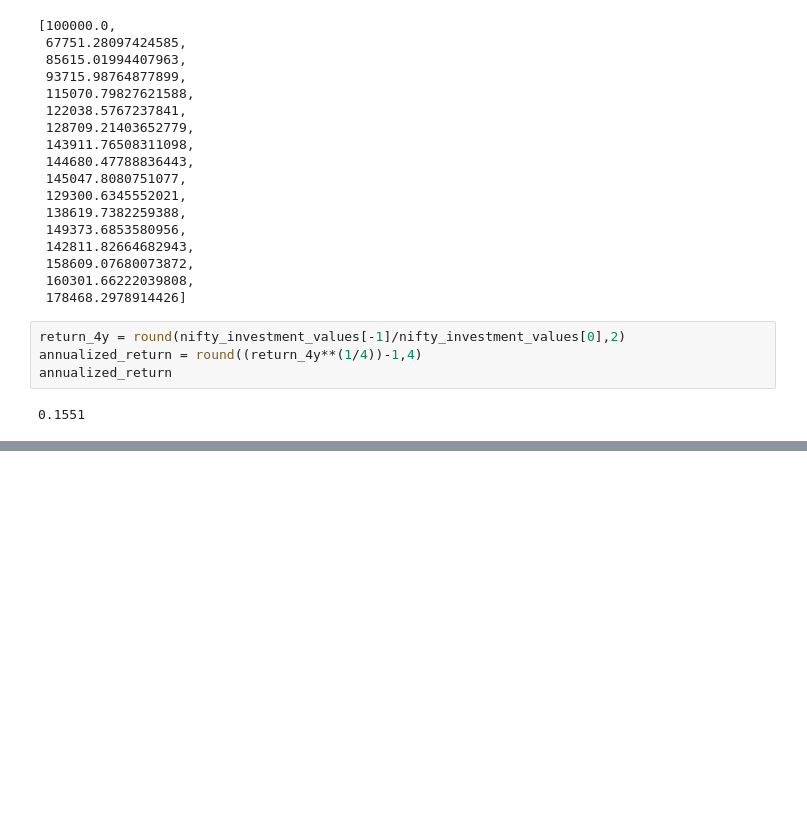
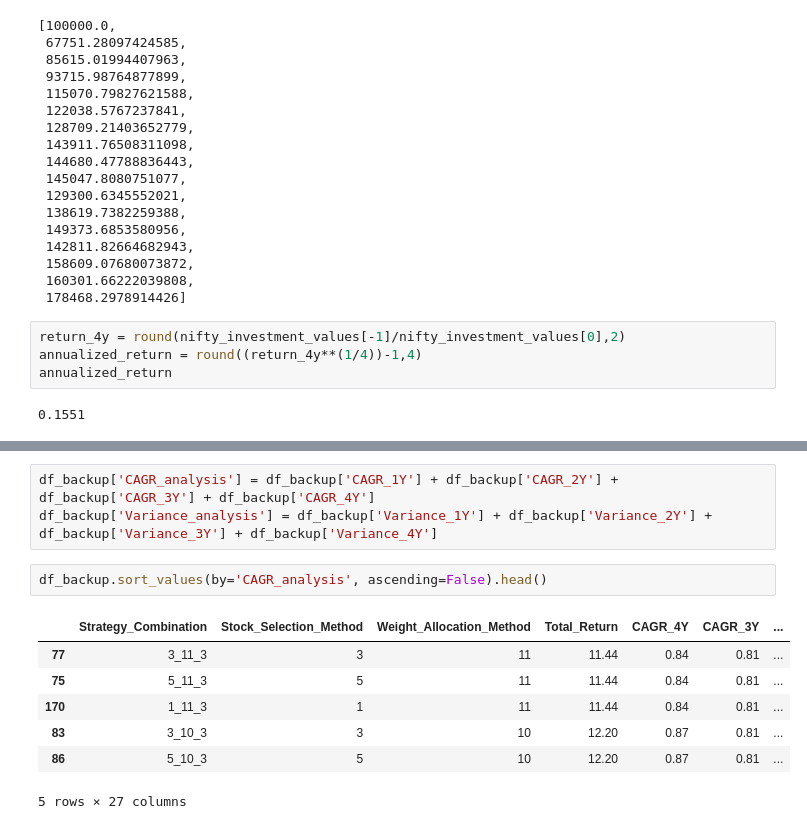
Before and after one commit to oomrawat/Portfolio-Project-FSP, a Jupyter notebook: notebooks/backtesting_results_visualisation.ipynb, the cells around one changed output, grey strips where cells are left out. Saved outputs shown, nothing was run; the diff lists cells and outputs as text; blank space fills up the shorter version.

```diff
--- a/notebooks/backtesting_results_visualisation.ipynb
+++ b/notebooks/backtesting_results_visualisation.ipynb
@@ -1046,0 +1156,13 @@ annualized_return
+# %%
+df_backup['CAGR_analysis'] = df_backup['CAGR_1Y'] + df_backup['CAGR_2Y'] + df_backup['CAGR_3Y'] + df_backup['CAGR_4Y']
+df_backup['Variance_analysis'] = df_backup['Variance_1Y'] + df_backup['Variance_2Y'] + df_backup['Variance_3Y'] + df_backup['Variance_4Y']
+# %%
+df_backup.sort_values(by='CAGR_analysis', ascending=False).head()
+# %% [output]
+|  | Strategy_Combination | Stock_Selection_Method | Weight_Allocation_Method | Total_Return | CAGR_4Y | CAGR_3Y | ... |
+| 77 | 3_11_3 | 3 | 11 | 11.44 | 0.84 | 0.81 | ... |
+| 75 | 5_11_3 | 5 | 11 | 11.44 | 0.84 | 0.81 | ... |
+| 170 | 1_11_3 | 1 | 11 | 11.44 | 0.84 | 0.81 | ... |
+| 83 | 3_10_3 | 3 | 10 | 12.20 | 0.87 | 0.81 | ... |
+| 86 | 5_10_3 | 5 | 10 | 12.20 | 0.87 | 0.81 | ... |
+5 rows × 27 columns
```
Also changed, not shown: parts of 22 cells of this notebook, 49 other files.
